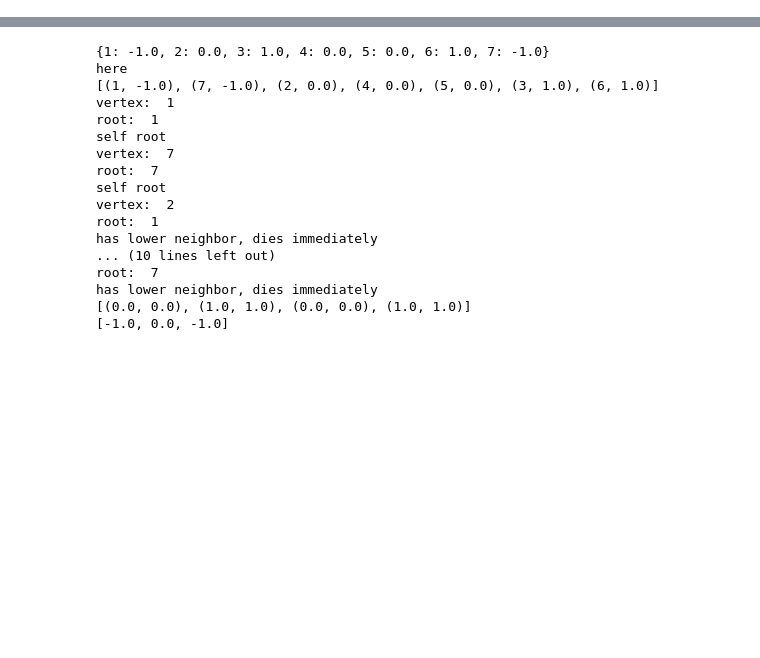
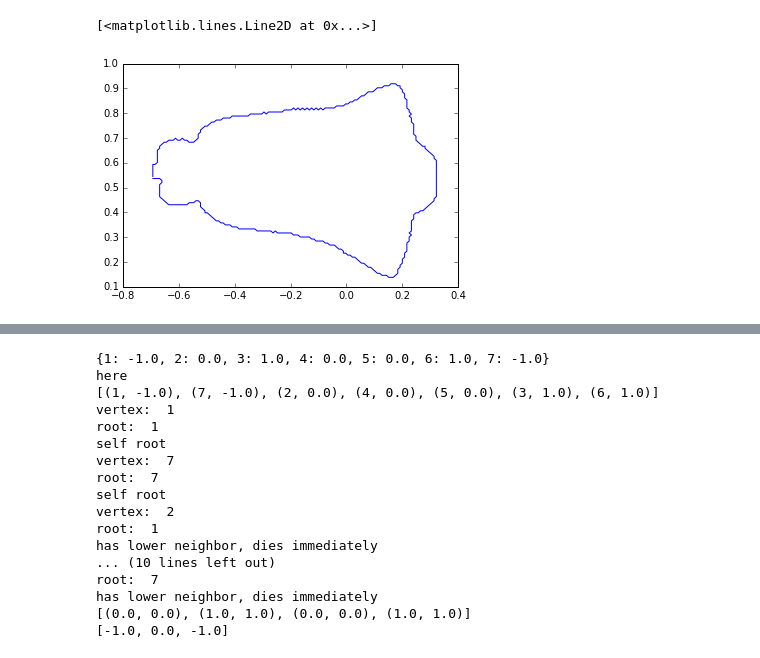
Before and after one commit to hanyu-song/Persistent-homology-transform-STA663-project, a Jupyter notebook: Testing Notebook.ipynb, the cells around one changed output, grey strips where cells are left out. Saved outputs shown, nothing was run; the diff lists cells and outputs as text; code cells hidden in the pictures; blank space fills up the shorter version.

```diff
--- a/Testing Notebook.ipynb
+++ b/Testing Notebook.ipynb
@@ -21,0 +57,5 @@ direction = [1,1]
+# %%
+plt.plot(bell1[1][0][:,0],bell1[1][0][:,1])
+# %% [output]
+[<matplotlib.lines.Line2D at 0x...>]
+[figure, added]
```
Also changed, not shown: parts of 55 cells of this notebook.
